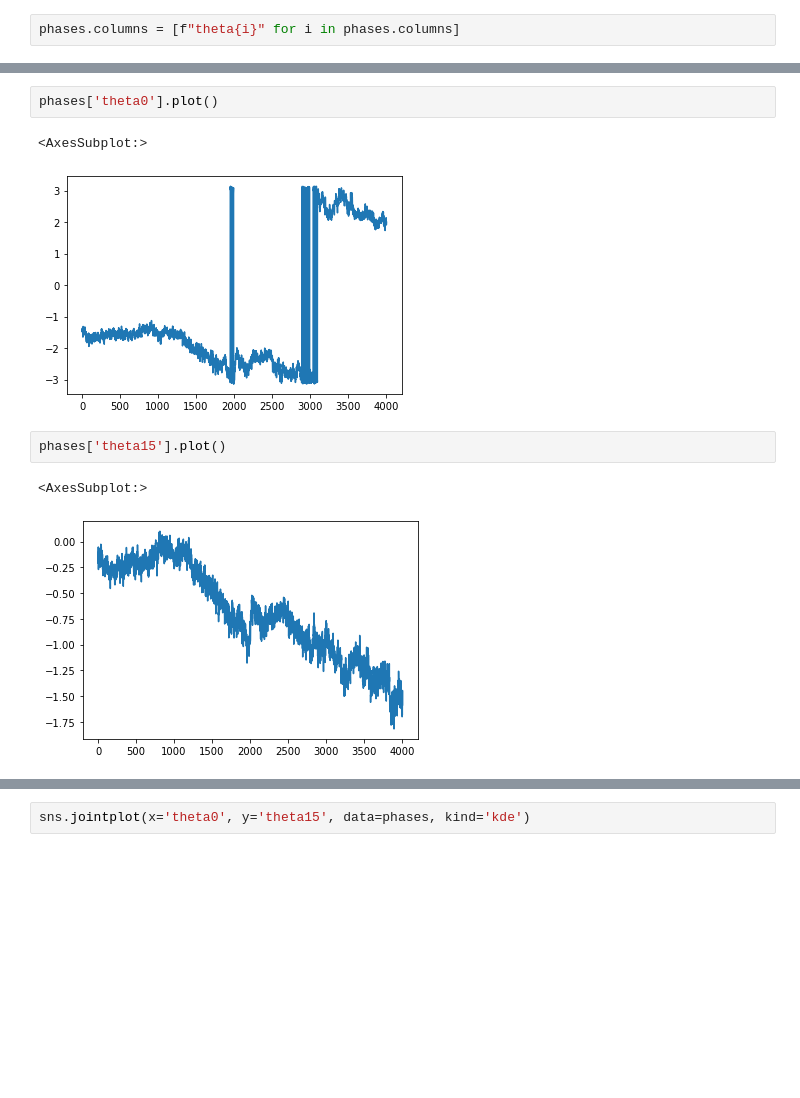
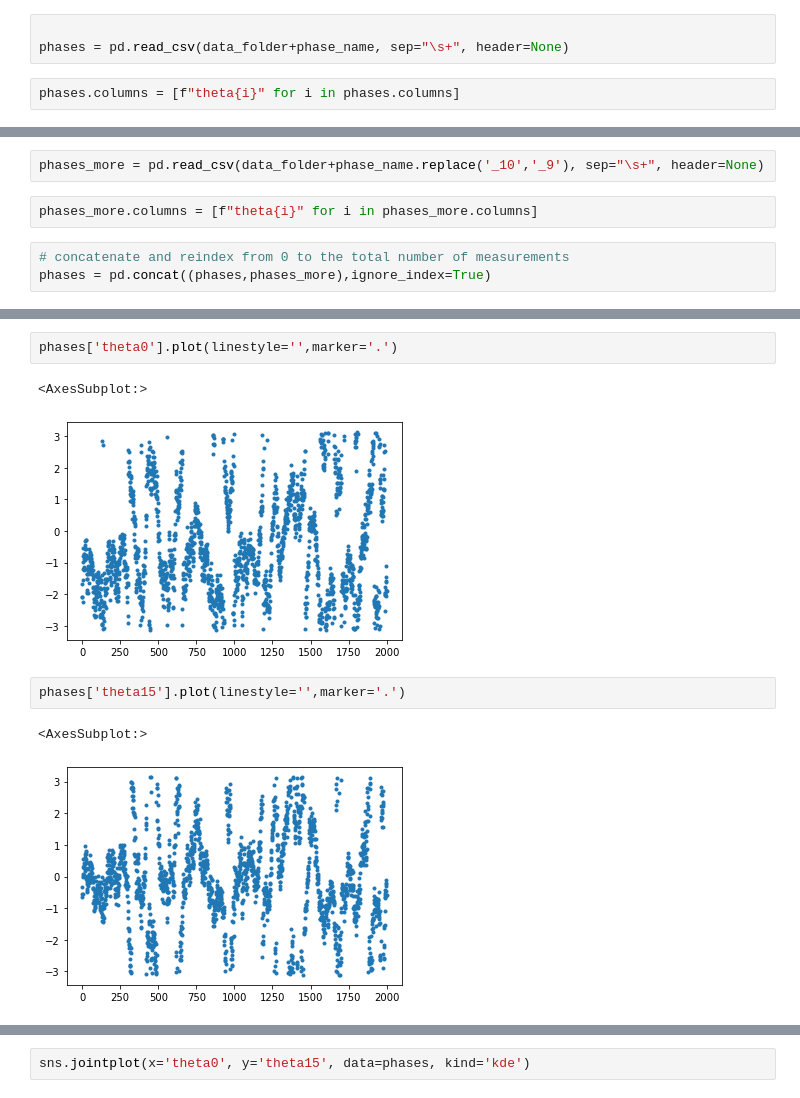
Before and after one commit to erinaldi/pd-potential, a Jupyter notebook: phase-analysis/ultranest_rho.ipynb, the cells around one changed output, grey strips where cells are left out. Cells and saved outputs as stored; diff of their text form; blank space fills up the shorter version.

```diff
--- a/phase-analysis/ultranest_rho.ipynb
+++ b/phase-analysis/ultranest_rho.ipynb
@@ -17,2 +64,5 @@ phases = pd.read_csv("EK_D3N32M32S32T0290_phase_1.txt", sep="\s+", header=None)
+# %%
+
+phases = pd.read_csv(data_folder+phase_name, sep="\s+", header=None)
 # %%
 phases.columns = [f"theta{i}" for i in phases.columns]
@@ -19,3 +71,10 @@ phases.columns = [f"theta{i}" for i in phases.columns]
+# %%
+phases_more = pd.read_csv(data_folder+phase_name.replace('_10','_9'), sep="\s+", header=None)
+# %%
+phases_more.columns = [f"theta{i}" for i in phases_more.columns]
+# %%
+# concatenate and reindex from 0 to the total number of measurements
+phases = pd.concat((phases,phases_more),ignore_index=True)
 # %%
 phases.info()
 # %% [output]
@@ -46,13 +104,13 @@ phases.sample(2)
 # %%
-phases['theta0'].plot()
+phases['theta0'].plot(linestyle='',marker='.')
 # %% [output]
 <AxesSubplot:>
-[figure, old version]
+[figure, new version]
 # %%
-phases['theta15'].plot()
+phases['theta15'].plot(linestyle='',marker='.')
 # %% [output]
 <AxesSubplot:>
-[figure, old version]
+[figure, new version]
 # %%
 sns.jointplot(x='theta0', y='theta1', data=phases, marginal_kws=dict(bins=50, fill=False))
 # %% [output]
```
Also changed, not shown: parts of 35 cells of this notebook.
